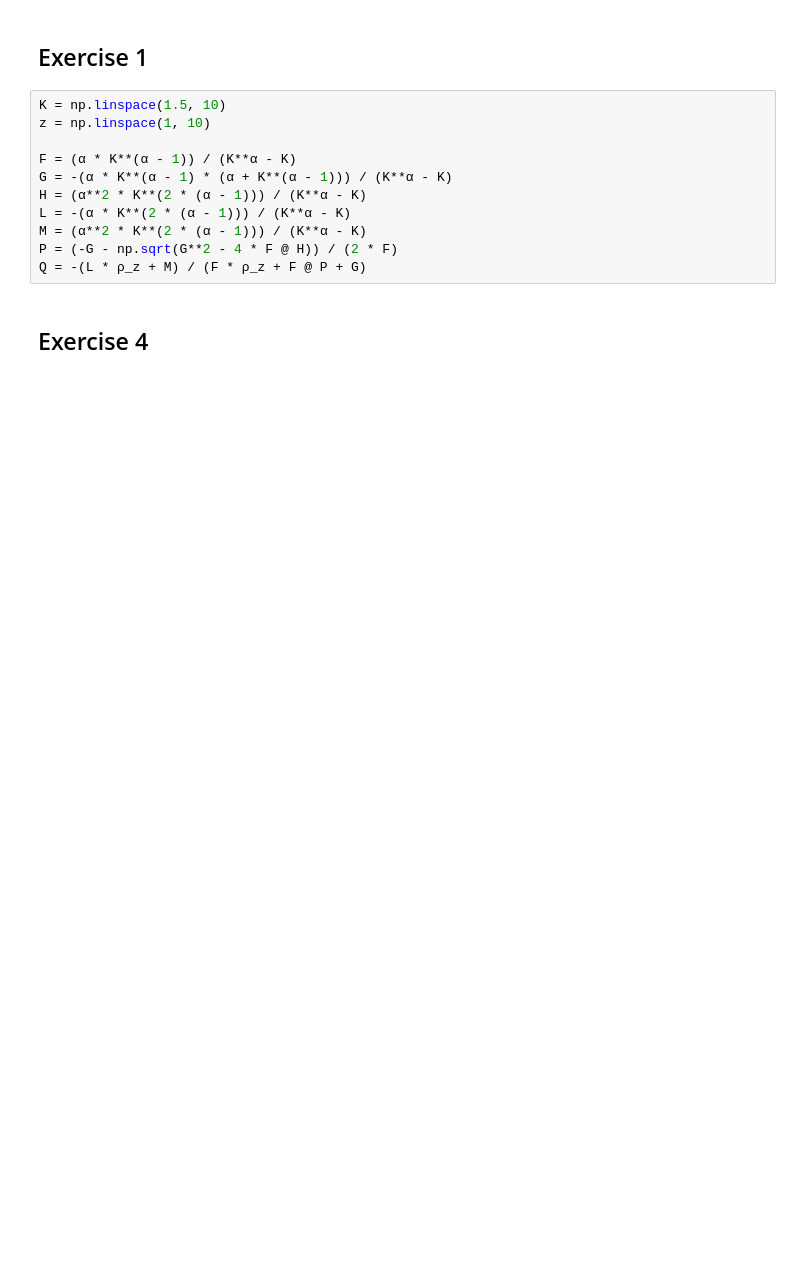
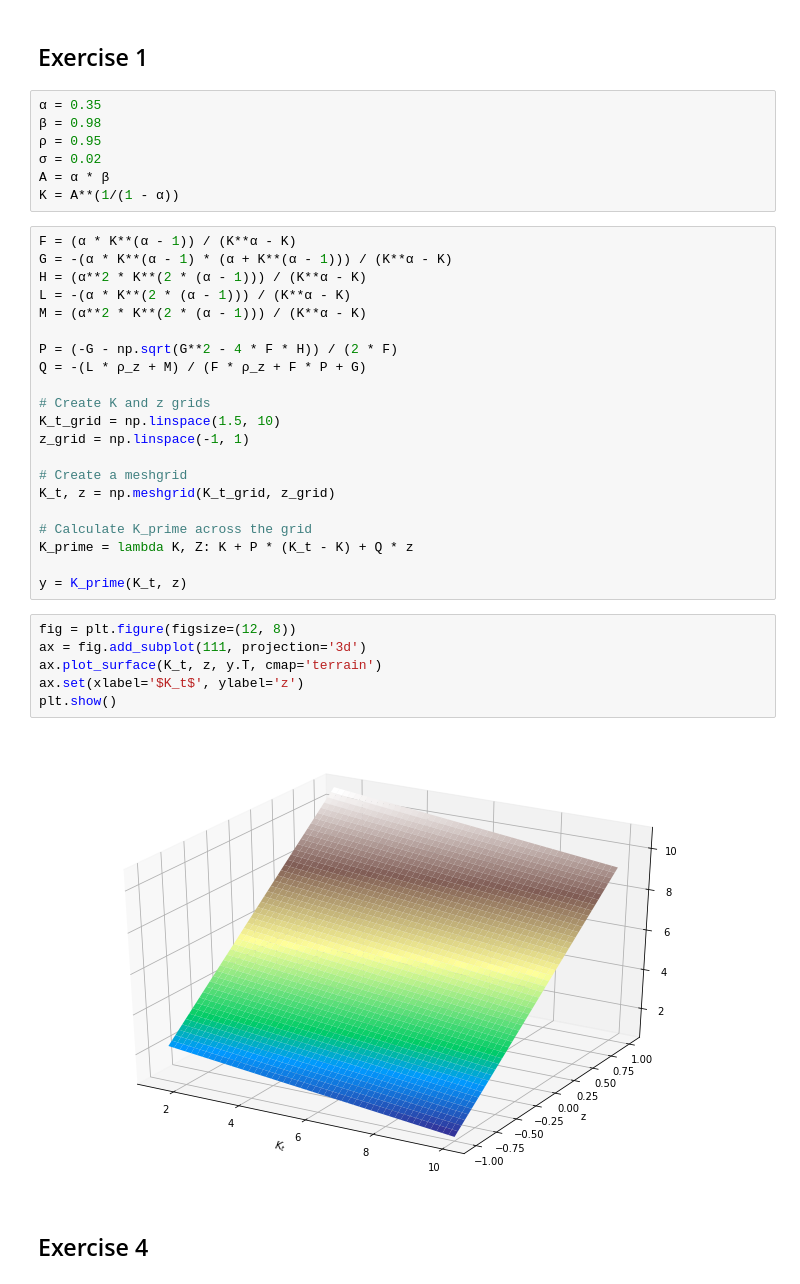
Before and after one commit to natashawatkins/BootCamp2018, a Jupyter notebook: Probsets/Econ/Probset4/linearisation.ipynb, the cells around one changed output. Cells and saved outputs as stored; diff of their text form; blank space fills up the shorter version.

```diff
--- a/Probsets/Econ/Probset4/linearisation.ipynb
+++ b/Probsets/Econ/Probset4/linearisation.ipynb
@@ -4,16 +6,41 @@ from scipy.optimize import root
 # %% [markdown]
 ## Exercise 1
+# %%
+α = 0.35
+β = 0.98
+ρ = 0.95
+σ = 0.02
+A = α * β
+K = A**(1/(1 - α))
 # %%
-K = np.linspace(1.5, 10)
-z = np.linspace(1, 10)
-
 F = (α * K**(α - 1)) / (K**α - K)
 G = -(α * K**(α - 1) * (α + K**(α - 1))) / (K**α - K)
 H = (α**2 * K**(2 * (α - 1))) / (K**α - K)
 L = -(α * K**(2 * (α - 1))) / (K**α - K)
 M = (α**2 * K**(2 * (α - 1))) / (K**α - K)
-P = (-G - np.sqrt(G**2 - 4 * F @ H)) / (2 * F)
-Q = -(L * ρ_z + M) / (F * ρ_z + F @ P + G)
+
+P = (-G - np.sqrt(G**2 - 4 * F * H)) / (2 * F)
+Q = -(L * ρ_z + M) / (F * ρ_z + F * P + G)
+
+# Create K and z grids
+K_t_grid = np.linspace(1.5, 10)
+z_grid = np.linspace(-1, 1)
+
+# Create a meshgrid
+K_t, z = np.meshgrid(K_t_grid, z_grid)
+
+# Calculate K_prime across the grid
+K_prime = lambda K, Z: K + P * (K_t - K) + Q * z
+
+y = K_prime(K_t, z)
+# %%
+fig = plt.figure(figsize=(12, 8))
+ax = fig.add_subplot(111, projection='3d')
+ax.plot_surface(K_t, z, y.T, cmap='terrain')
+ax.set(xlabel='$K_t$', ylabel='z')
+plt.show()
+# %% [output]
+[figure, added]
 # %% [markdown]
 ## Exercise 4
 # %%
```
Also changed, not shown: parts of 10 cells of this notebook, 1 other file.
